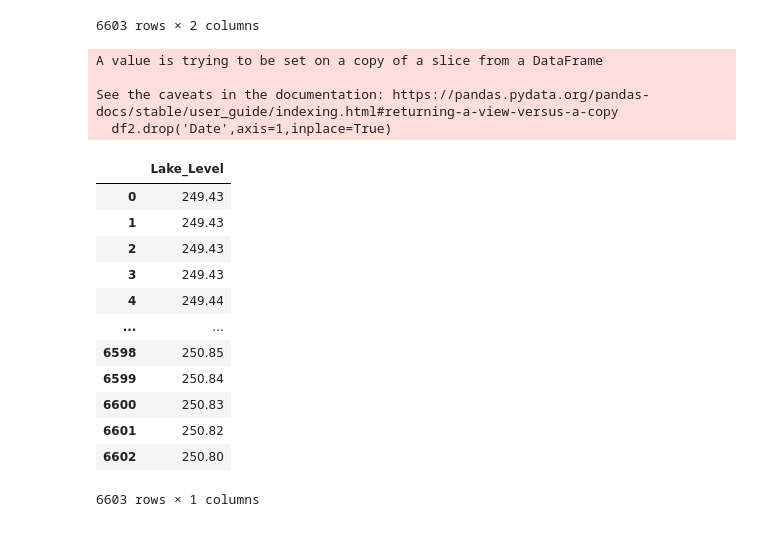
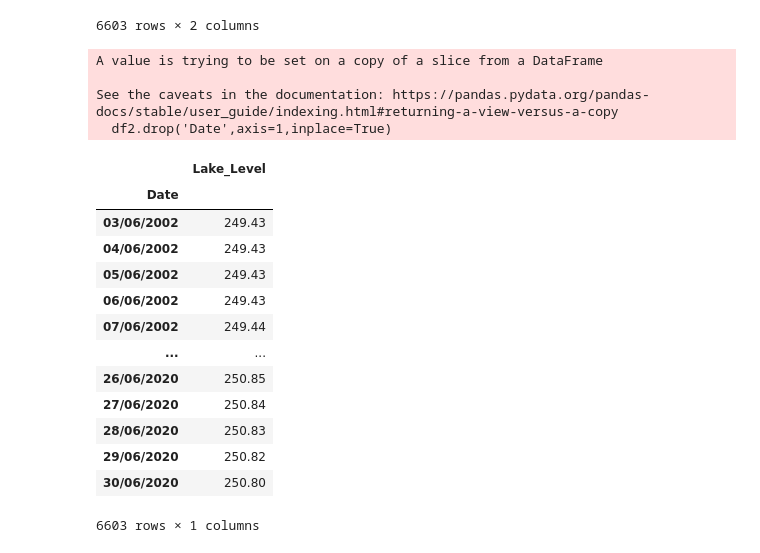
Before and after one commit to LuisCamachoRivero/Series_de_tiempo, a Jupyter notebook: src/explore.ipynb, the cells around one changed output. Saved outputs shown, nothing was run; the diff lists cells and outputs as text; code cells hidden in the pictures.

```diff
--- a/src/explore.ipynb
+++ b/src/explore.ipynb
@@ -25,26 +44,28 @@ df2
 | 6601 | 29/06/2020 | 250.82 |
 | 6602 | 30/06/2020 | 250.80 |
 6603 rows × 2 columns
-# %%
-df2.drop('Date',axis=1,inplace=True)
-# %% [output]
-A value is trying to be set on a copy of a slice from a DataFrame
-
-See the caveats in the documentation: https://pandas.pydata.org/pandas-docs/stable/user_guide/indexing.html#returning-a-view-versus-a-copy
-  df2.drop('Date',axis=1,inplace=True)
-# %%
-df2
-# %% [output]
-|  | Lake_Level |
-| 0 | 249.43 |
-| 1 | 249.43 |
-| 2 | 249.43 |
-| 3 | 249.43 |
-| 4 | 249.44 |
-| ... | ... |
-| 6598 | 250.85 |
-| 6599 | 250.84 |
-| 6600 | 250.83 |
-| 6601 | 250.82 |
-| 6602 | 250.80 |
-6603 rows × 1 columns
+# %%
+# Transformamos la columana de fecha en el index
+
+df2.index = df2['Date']
+df2.drop('Date',axis=1,inplace=True)
+df2
+# %% [output]
+A value is trying to be set on a copy of a slice from a DataFrame
+
+See the caveats in the documentation: https://pandas.pydata.org/pandas-docs/stable/user_guide/indexing.html#returning-a-view-versus-a-copy
+  df2.drop('Date',axis=1,inplace=True)
+|  | Lake_Level |
+| Date |  |
+| 03/06/2002 | 249.43 |
+| 04/06/2002 | 249.43 |
+| 05/06/2002 | 249.43 |
+| 06/06/2002 | 249.43 |
+| 07/06/2002 | 249.44 |
+| ... | ... |
+| 26/06/2020 | 250.85 |
+| 27/06/2020 | 250.84 |
+| 28/06/2020 | 250.83 |
+| 29/06/2020 | 250.82 |
+| 30/06/2020 | 250.80 |
+6603 rows × 1 columns
```
Also changed, not shown: parts of 4 cells of this notebook.
